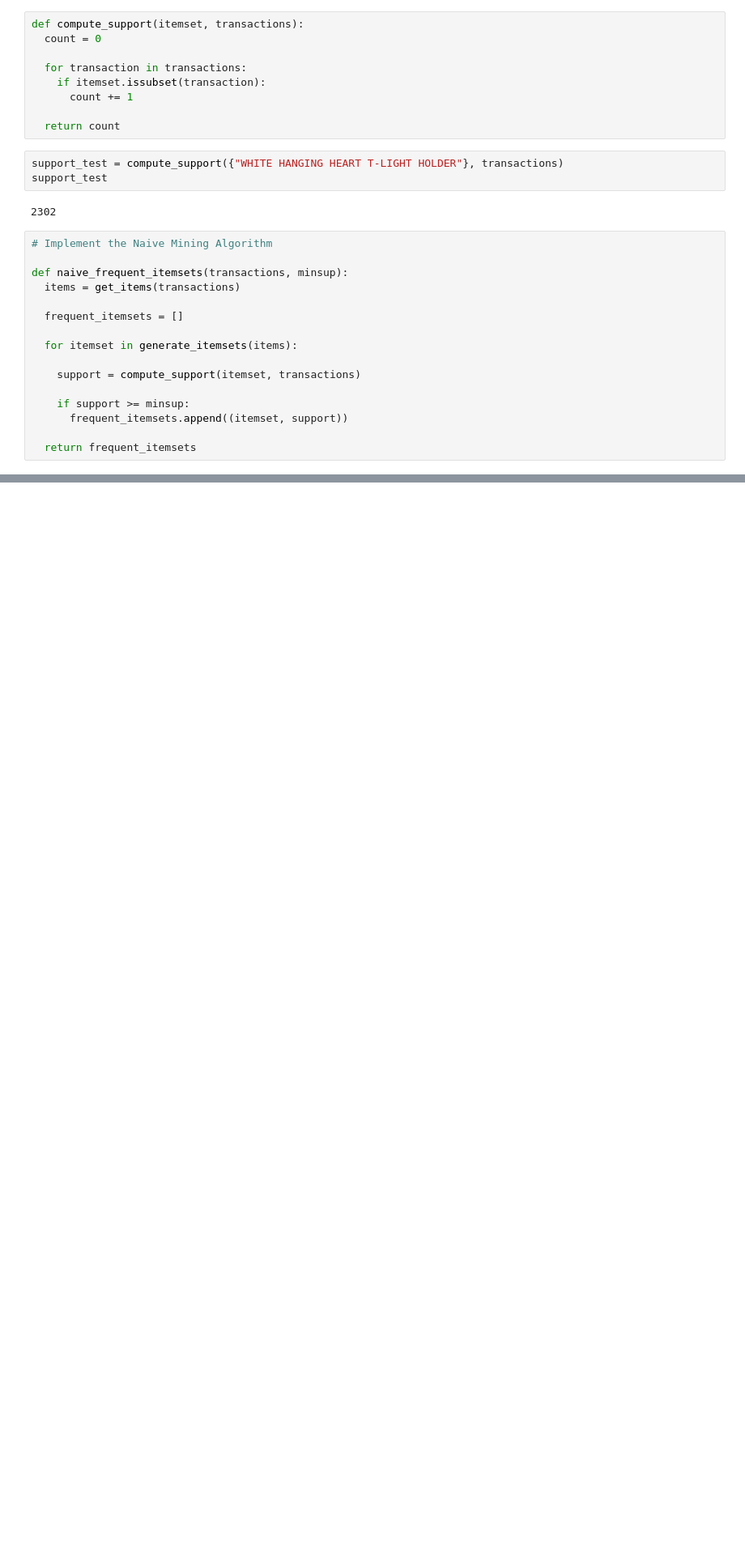
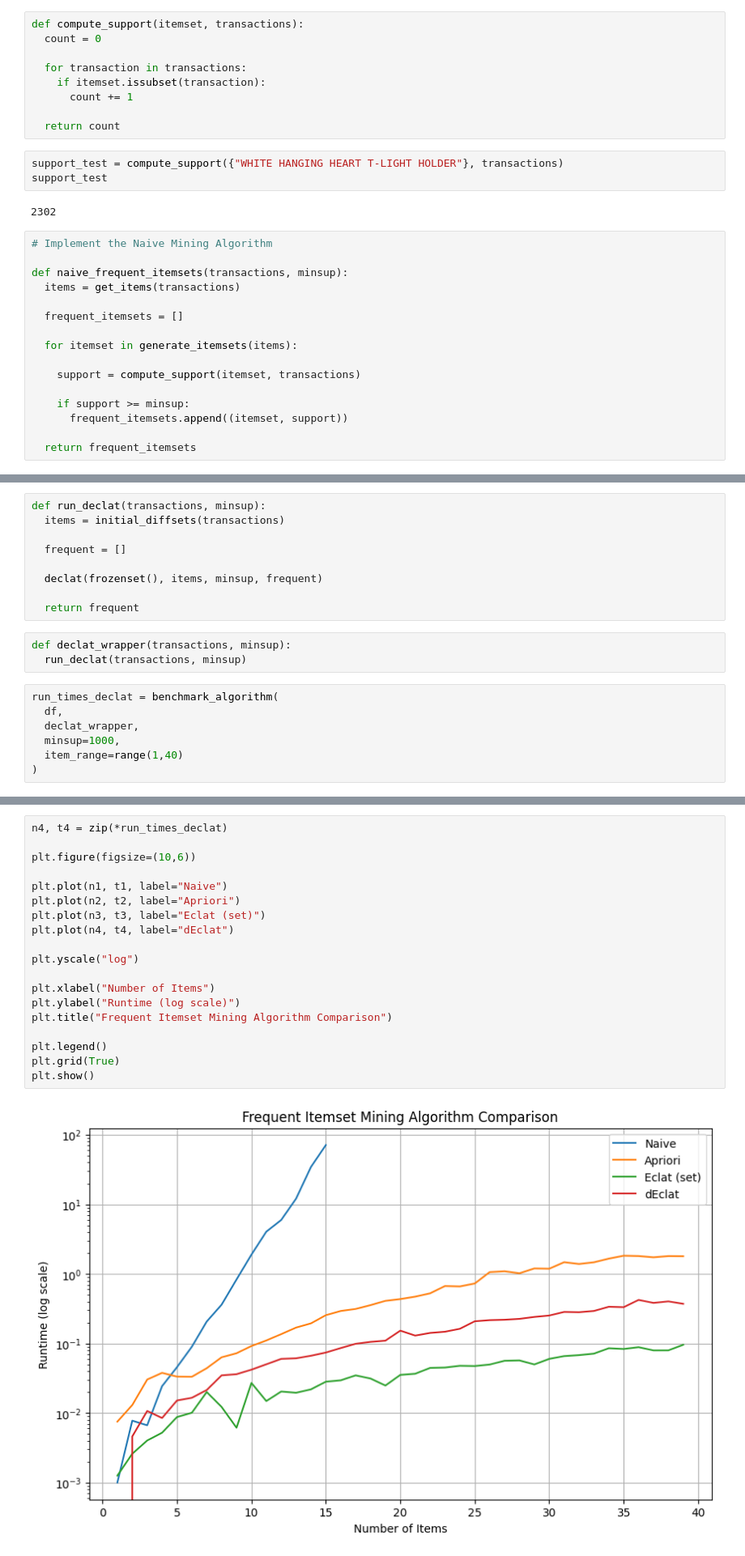
Before and after one commit to IagoNat/Descriptive-Learning, a Jupyter notebook: 00_Item_Set_Mining.ipynb, the cells around one changed output, grey strips where cells are left out. Shown at 81% size. Drawn from its saved outputs; the diff is of its cells as text; blank space fills up the shorter version.

```diff
--- a/00_Item_Set_Mining.ipynb
+++ b/00_Item_Set_Mining.ipynb
@@ -293,0 +785,19 @@ plt.show()
+# %%
+def run_declat(transactions, minsup):
+  items = initial_diffsets(transactions)
+
+  frequent = []
+
+  declat(frozenset(), items, minsup, frequent)
+
+  return frequent
+# %%
+def declat_wrapper(transactions, minsup):
+  run_declat(transactions, minsup)
+# %%
+run_times_declat = benchmark_algorithm(
+  df,
+  declat_wrapper,
+  minsup=1000,
+  item_range=range(1,40)
+)
@@ -293,0 +822,21 @@ plt.show()
+# %%
+n4, t4 = zip(*run_times_declat)
+
+plt.figure(figsize=(10,6))
+
+plt.plot(n1, t1, label="Naive")
+plt.plot(n2, t2, label="Apriori")
+plt.plot(n3, t3, label="Eclat (set)")
+plt.plot(n4, t4, label="dEclat")
+
+plt.yscale("log")
+
+plt.xlabel("Number of Items")
+plt.ylabel("Runtime (log scale)")
+plt.title("Frequent Itemset Mining Algorithm Comparison")
+
+plt.legend()
+plt.grid(True)
+plt.show()
+# %% [output]
+[figure, added]
```
Also changed, not shown: parts of 58 cells of this notebook, 8 other files.
